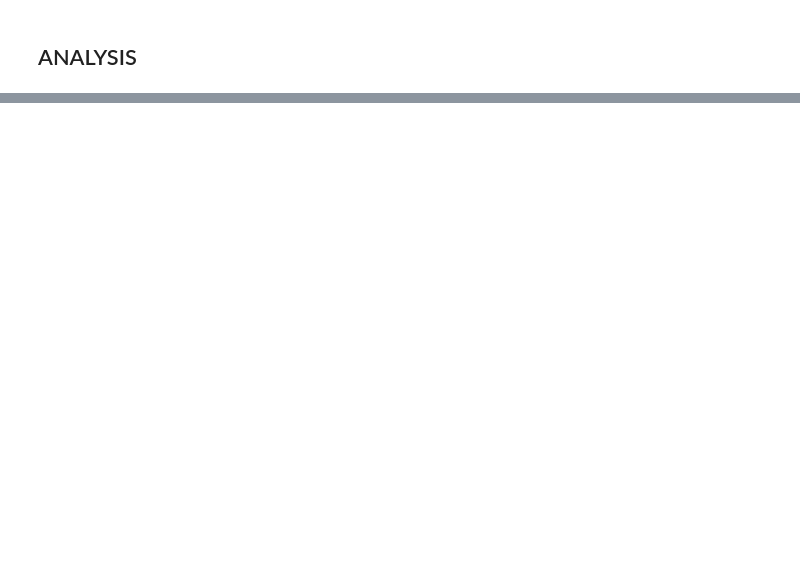
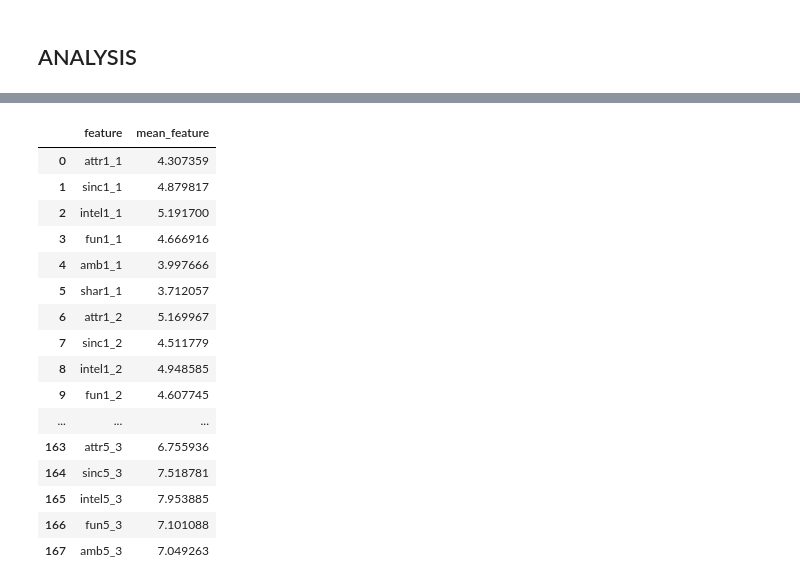
Before and after one commit to linda-kinn/Block_2_Speed_Dating, a Jupyter notebook: Part_1_Speed_Dating.ipynb, the cells around one changed output, grey strips where cells are left out. Saved outputs shown, nothing was run; the diff lists cells and outputs as text; code cells hidden in the pictures; blank space fills up the shorter version.

```diff
--- a/Part_1_Speed_Dating.ipynb
+++ b/Part_1_Speed_Dating.ipynb
@@ -726,0 +530,6 @@ pyo.plot(fig);
+# %%
+dict_question_list =[]
+for gender in gender_list:
+    for number in question_number:
+        for moment in time:
+            dict_question_list.append(f"dic_question{number}_{gender}_{moment}")
@@ -726,0 +556,6 @@ pyo.plot(fig);
+# %%
+df_question_list =[]
+for gender in gender_list:
+    for number in question_number:
+        for moment in time:
+            df_question_list.append(f"dic_question{number}_{gender}_{moment}")
@@ -726,0 +592,3 @@ pyo.plot(fig);
+# %%
+for feature in dict_questions[key]:
+    print(feature)
@@ -726,0 +716,38 @@ pyo.plot(fig);
+# %%
+## SECOND TRIAL
+mean_feature_list = []
+dic_mean_feature_question = {'feature' : [],'mean_feature' : []}
+
+# Splitting the process mean question by gender and using the right df by gender
+for gender in gender_list:
+    if gender == "male":
+        df = df_male
+    else :
+        df = df_female
+    for question in list_questions:
+        for feature in question:
+            mean_feature = df[feature].mean()
+            mean_feature_list.append(mean_feature)
+            dic_mean_feature_question["feature"].append(feature)
+            dic_mean_feature_question["mean_feature"].append(mean_feature)
+    data_mean_feature = pd.DataFrame(data =dic_mean_feature_question )
+# %%
+data_mean_feature
+# %% [output]
+|  | feature | mean_feature |
+| 0 | attr1_1 | 4.307359 |
+| 1 | sinc1_1 | 4.879817 |
+| 2 | intel1_1 | 5.191700 |
+| 3 | fun1_1 | 4.666916 |
+| 4 | amb1_1 | 3.997666 |
+| 5 | shar1_1 | 3.712057 |
+| 6 | attr1_2 | 5.169967 |
+| 7 | sinc1_2 | 4.511779 |
+| 8 | intel1_2 | 4.948585 |
+| 9 | fun1_2 | 4.607745 |
+| ... | ... | ... |
+| 163 | attr5_3 | 6.755936 |
+| 164 | sinc5_3 | 7.518781 |
+| 165 | intel5_3 | 7.953885 |
+| 166 | fun5_3 | 7.101088 |
+| 167 | amb5_3 | 7.049263 |
```
Also changed, not shown: parts of 86 cells of this notebook, 3 other files.
